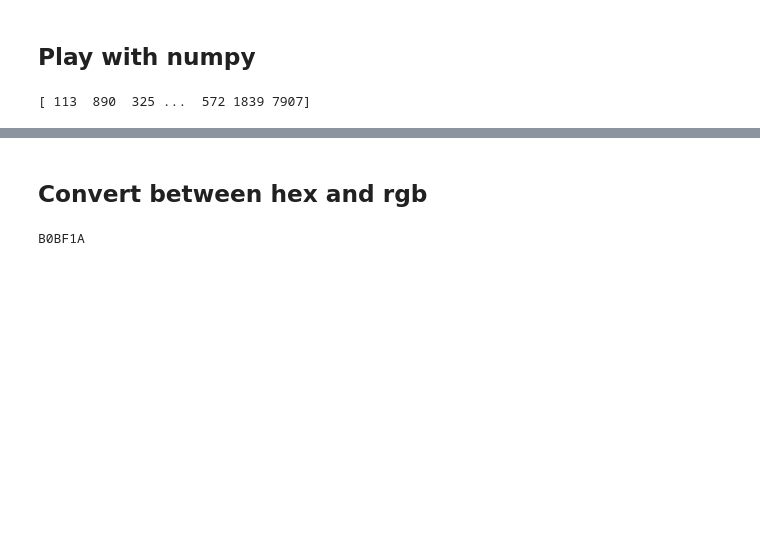
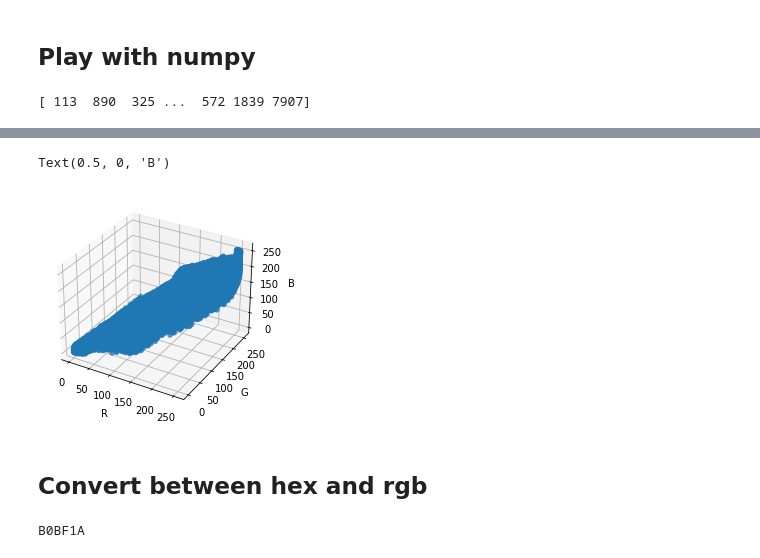
Before and after one commit to ICWallis/image-processing, a Jupyter notebook: method_hacking.ipynb, the cells around one changed output, grey strips where cells are left out. Cells and saved outputs as stored; diff of their text form; code cells hidden in the pictures; blank space fills up the shorter version.

Commit message:
3D plot of RGB

```diff
--- a/method_hacking.ipynb
+++ b/method_hacking.ipynb
@@ -387,3 +387,22 @@ plt.imshow(colors[indices])
+# %%
+from mpl_toolkits import mplot3d
+
+fig = plt.figure()
+ax = plt.axes(projection='3d')
+
+ax.scatter(
+    df_R.R.values,
+    df_R.G.values,
+    df_R.B.values,
+    #c=df_R.Counts.values,
+    )
+
+ax.set_xlabel('R')
+ax.set_ylabel('G')
+ax.set_zlabel('B')
+# %% [output]
+Text(0.5, 0, 'B')
+[figure, added]
 # %% [markdown]
 ## Convert between hex and rgb
 # %%
```
Also changed, not shown: parts of 5 cells of this notebook.
